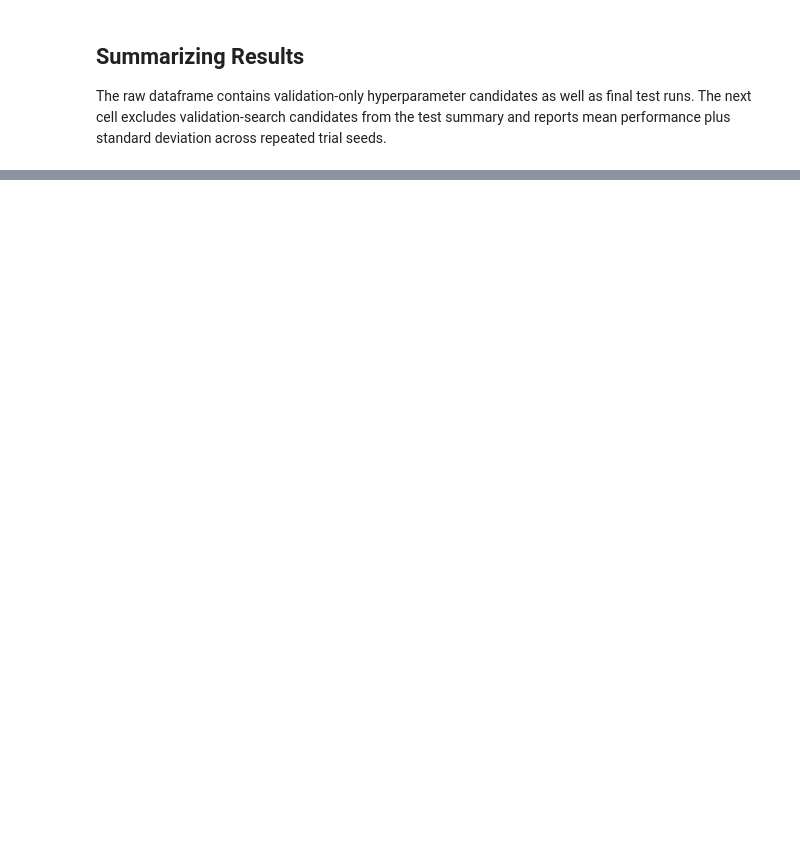
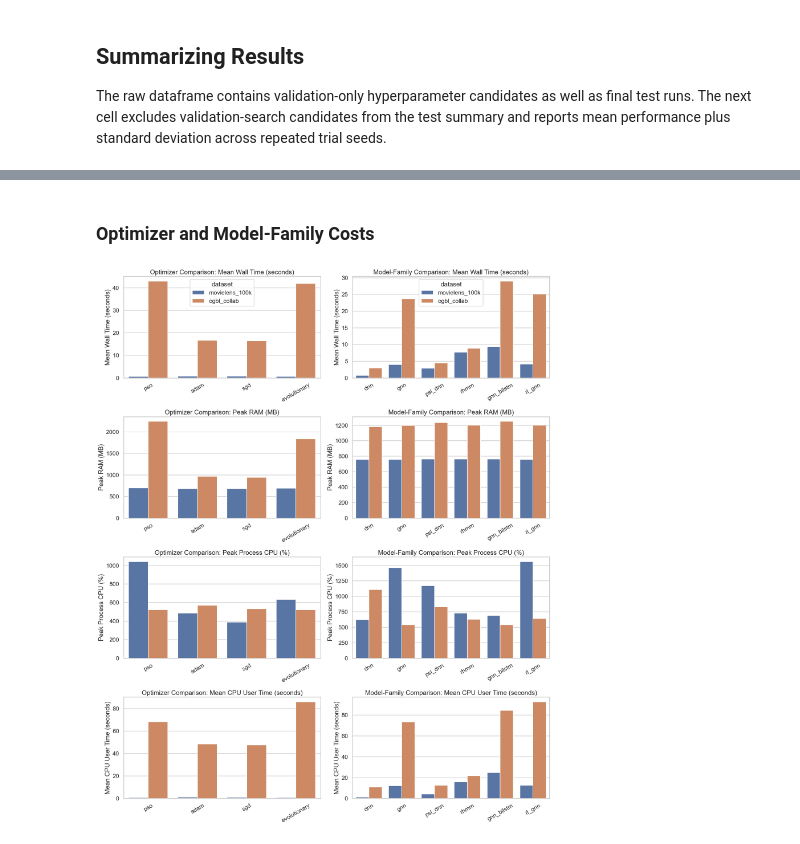
Before and after one commit to Kaxlow/rec-sys-nn-optimization, a Jupyter notebook: src/recommender_optimization_experiments.ipynb, the cells around one changed output, grey strips where cells are left out. Cells and saved outputs as stored; diff of their text form; code cells hidden in the pictures; blank space fills up the shorter version.

```diff
--- a/src/recommender_optimization_experiments.ipynb
+++ b/src/recommender_optimization_experiments.ipynb
@@ -165,0 +228,55 @@ plt.show()
+# %% [markdown]
+### Optimizer and Model-Family Costs
+# %%
+# Cost of the final optimizer and model-family runs.
+# wall_time_sec and cpu_user_sec are means across seeds.
+# peak_ram_mb and peak_cpu_percent are maxima across seeds.
+
+suite_specs = [
+    ("optimizer_training", "Optimizer Comparison", "method"),
+    ("model_family", "Model-Family Comparison", "model"),
+]
+
+cost_metrics = [
+    ("wall_time_sec", "Mean Wall Time (seconds)"),
+    ("peak_ram_mb", "Peak RAM (MB)"),
+    ("peak_cpu_percent", "Peak Process CPU (%)"),
+    ("cpu_user_sec", "Mean CPU User Time (seconds)"),
+]
+
+fig, axes = plt.subplots(
+    len(cost_metrics),
+    len(suite_specs),
+    figsize=(18, 22),
+)
+
+for column, (suite_name, suite_title, x_column) in enumerate(suite_specs):
+    suite_data = summary_df[
+        summary_df["suite"] == suite_name
+    ].copy()
+
+    for row, (metric, metric_title) in enumerate(cost_metrics):
+        ax = axes[row, column]
+
+        sns.barplot(
+            data=suite_data,
+            x=x_column,
+            y=metric,
+            hue="dataset",
+            errorbar=None,
+            ax=ax,
+        )
+
+        ax.set_title(f"{suite_title}: {metric_title}")
+        ax.set_xlabel("")
+        ax.set_ylabel(metric_title)
+        ax.tick_params(axis="x", rotation=30)
+
+        # Keep only one legend per column.
+        if row > 0 and ax.get_legend() is not None:
+            ax.get_legend().remove()
+
+plt.tight_layout()
+plt.show()
+# %% [output]
+[figure, added]
```
Also changed, not shown: parts of 12 cells of this notebook, 7 other files.
